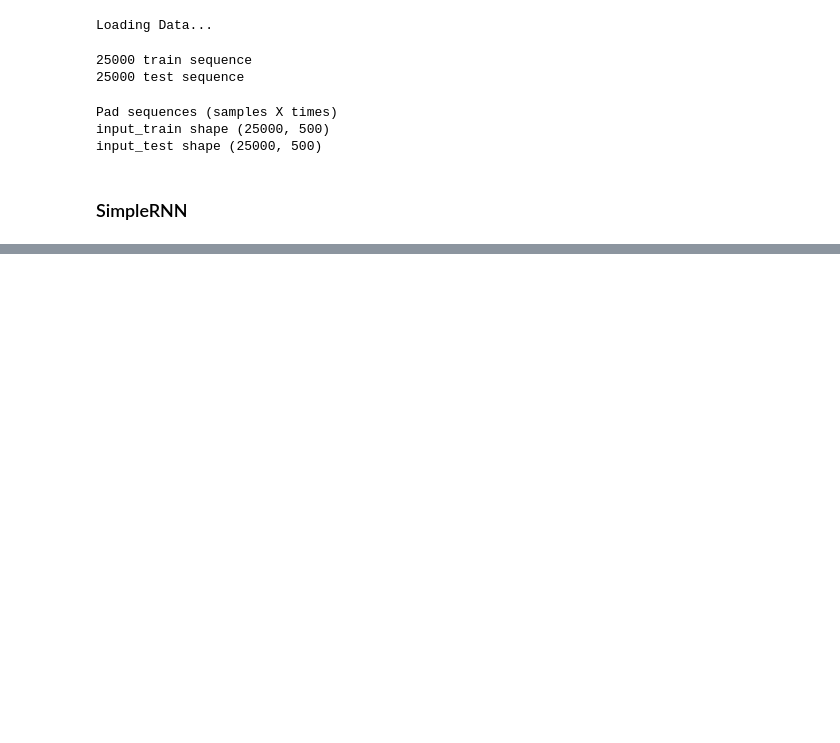
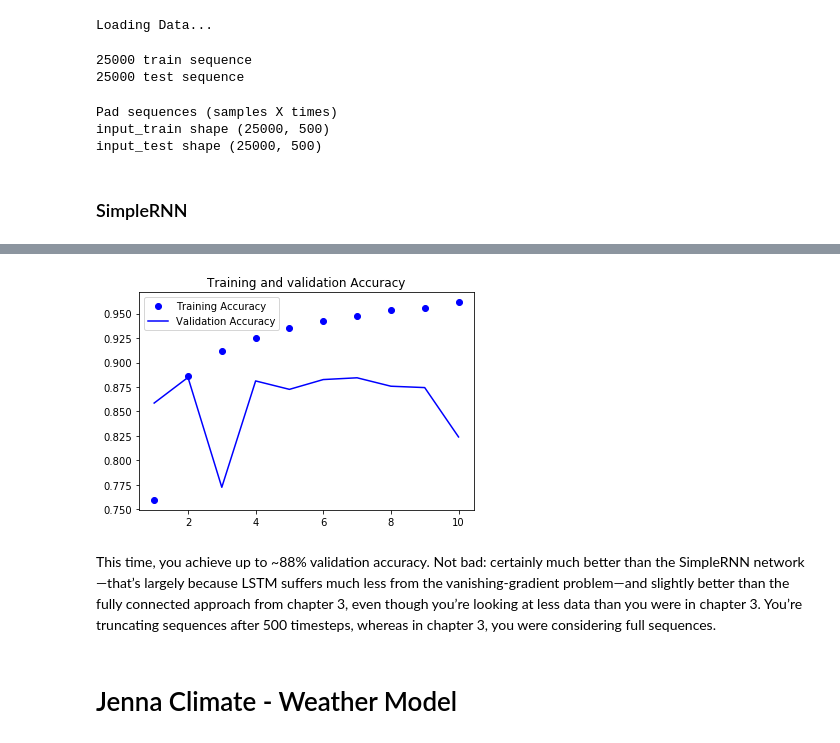
Before and after one commit to siddharthparmar7/deep-learning-with-python, a Jupyter notebook: Deep learning for text and sequences.ipynb, the cells around one changed output, grey strips where cells are left out. Saved outputs shown, nothing was run; the diff lists cells and outputs as text; code cells hidden in the pictures; blank space fills up the shorter version.

```diff
--- a/Deep learning for text and sequences.ipynb
+++ b/Deep learning for text and sequences.ipynb
@@ -492,0 +542,8 @@ As a reminder, in chapter 3, the first naive approach to this dataset got you to
+# %%
+plot_acc(acc, val_acc, epochs)
+# %% [output]
+[figure, added]
+# %% [markdown]
+This time, you achieve up to ~88% validation accuracy. Not bad: certainly much better than the SimpleRNN network—that’s largely because LSTM suffers much less from the vanishing-gradient problem—and slightly better than the fully connected approach from chapter 3, even though you’re looking at less data than you were in chapter 3. You’re truncating sequences after 500 timesteps, whereas in chapter 3, you were considering full sequences.
+# %% [markdown]
+# Jenna Climate - Weather Model
```
Also changed, not shown: parts of 64 cells of this notebook, 2 other files.
